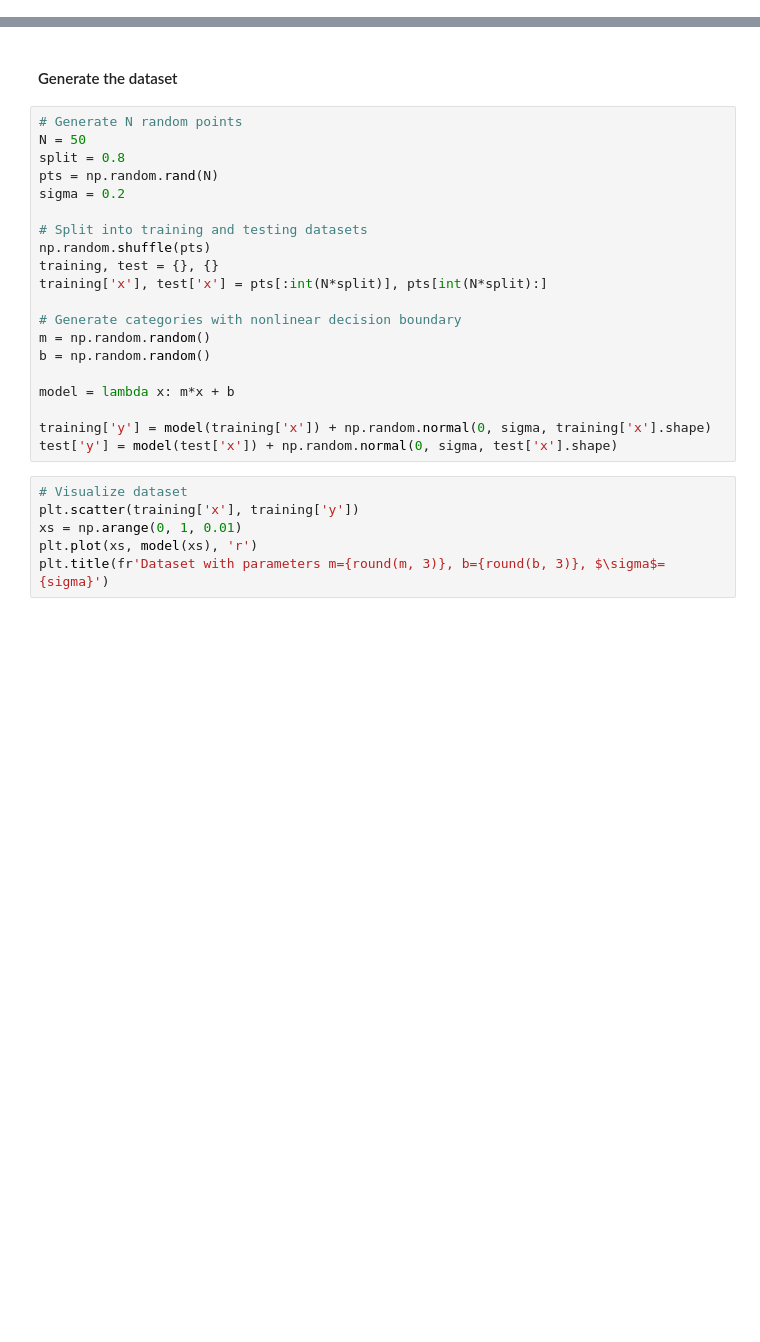
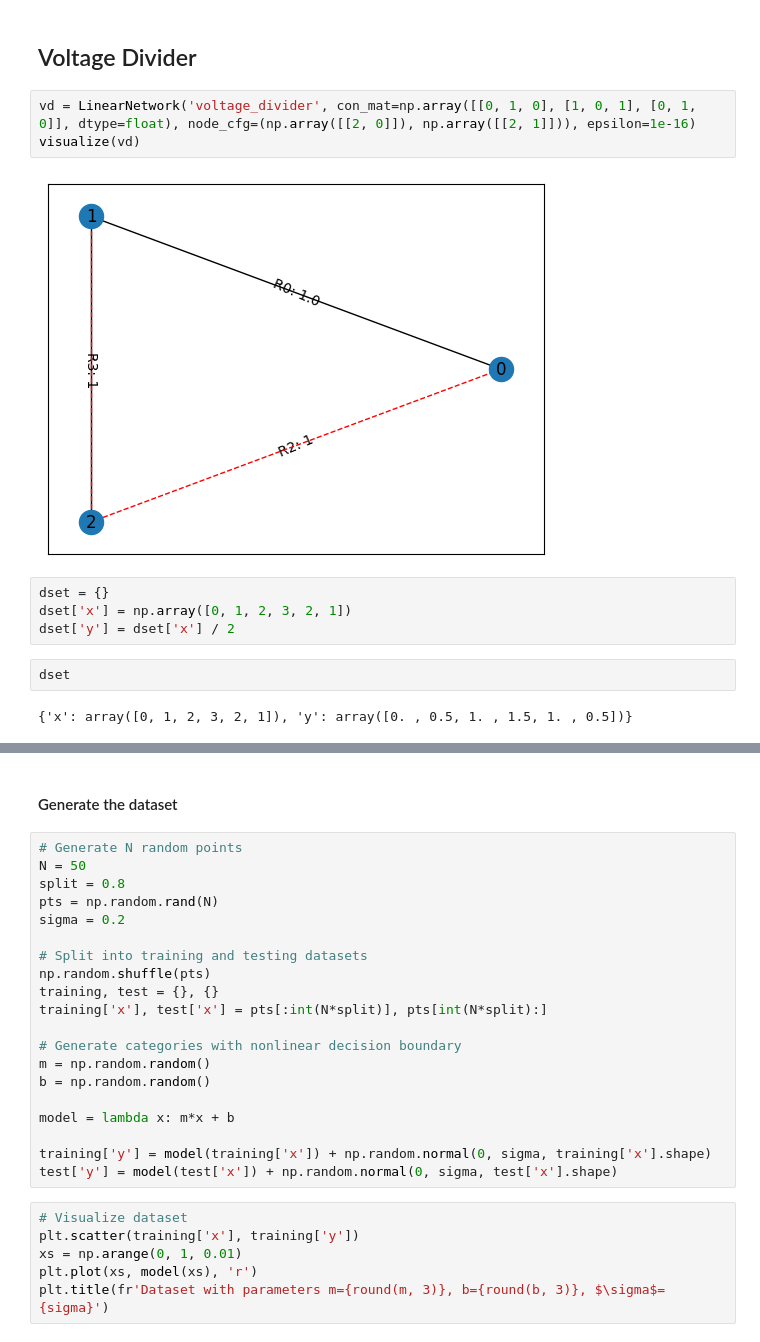
Before and after one commit to Ma-Lab-Cal/self-learning-machines, a Jupyter notebook: linear_regression.ipynb, the cells around one changed output, grey strips where cells are left out. Cells and saved outputs as stored; diff of their text form; blank space fills up the shorter version.

```diff
--- a/linear_regression.ipynb
+++ b/linear_regression.ipynb
@@ -7,0 +75,15 @@ import matplotlib.pyplot as plt
+# %% [markdown]
+## Voltage Divider
+# %%
+vd = LinearNetwork('voltage_divider', con_mat=np.array([[0, 1, 0], [1, 0, 1], [0, 1, 0]], dtype=float), node_cfg=(np.array([[2, 0]]), np.array([[2, 1]])), epsilon=1e-16)
+visualize(vd)
+# %% [output]
+[figure, added]
+# %%
+dset = {}
+dset['x'] = np.array([0, 1, 2, 3, 2, 1])
+dset['y'] = dset['x'] / 2
+# %%
+dset
+# %% [output]
+{'x': array([0, 1, 2, 3, 2, 1]), 'y': array([0. , 0.5, 1. , 1.5, 1. , 0.5])}
```
Also changed, not shown: parts of 29 cells of this notebook, 1 other file.
